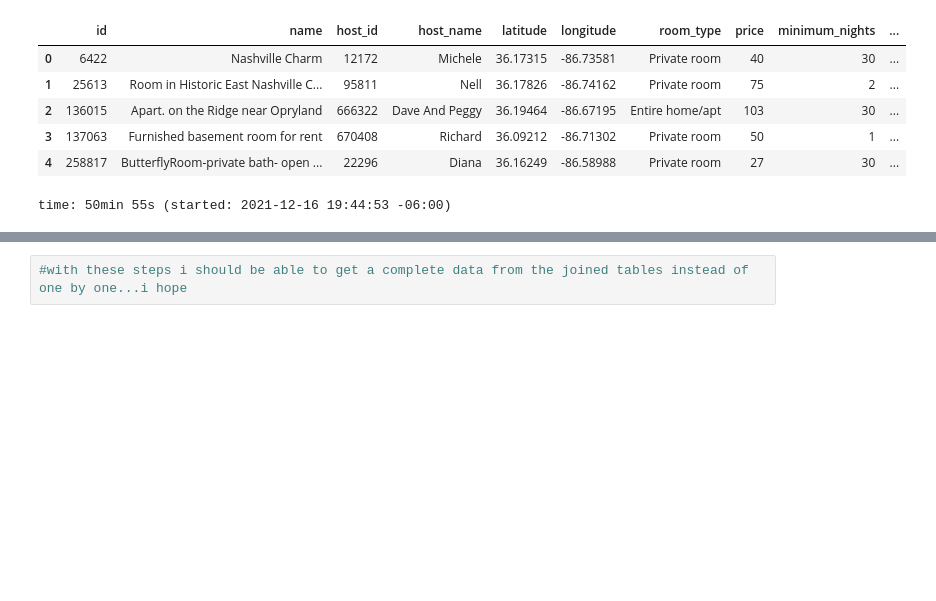
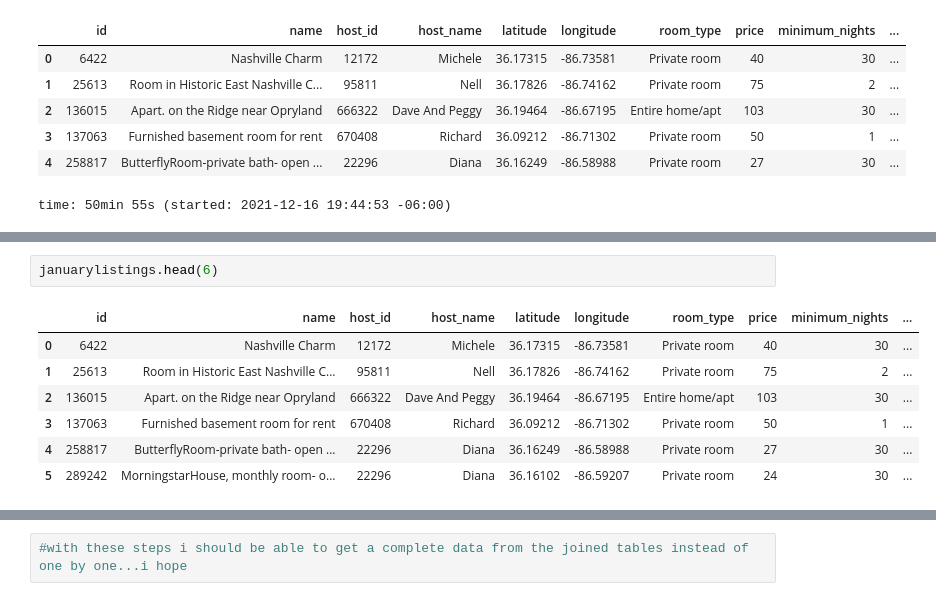
Before and after one commit to geraldinecontreras/Nashville-s_AIRBNB_ROI, a Jupyter notebook: notebooks/January2021.ipynb, the cells around one changed output, grey strips where cells are left out. Saved outputs shown, nothing was run; the diff lists cells and outputs as text; blank space fills up the shorter version.

```diff
--- a/notebooks/January2021.ipynb
+++ b/notebooks/January2021.ipynb
@@ -148,0 +160,10 @@ time: 78 ms (started: 2021-12-16 19:44:48 -06:00)
+# %%
+januarylistings.head(6)
+# %% [output]
+|  | id | name | host_id | host_name | latitude | longitude | room_type | price | minimum_nights | ... |
+| 0 | 6422 | Nashville Charm | 12172 | Michele | 36.17315 | -86.73581 | Private room | 40 | 30 | ... |
+| 1 | 25613 | Room in Historic East Nashville C... | 95811 | Nell | 36.17826 | -86.74162 | Private room | 75 | 2 | ... |
+| 2 | 136015 | Apart. on the Ridge near Opryland | 666322 | Dave And Peggy | 36.19464 | -86.67195 | Entire home/apt | 103 | 30 | ... |
+| 3 | 137063 | Furnished basement room for rent | 670408 | Richard | 36.09212 | -86.71302 | Private room | 50 | 1 | ... |
+| 4 | 258817 | ButterflyRoom-private bath- open ... | 22296 | Diana | 36.16249 | -86.58988 | Private room | 27 | 30 | ... |
+| 5 | 289242 | MorningstarHouse, monthly room- o... | 22296 | Diana | 36.16102 | -86.59207 | Private room | 24 | 30 | ... |
```
Also changed, not shown: parts of 3 cells of this notebook, 11 other files.
